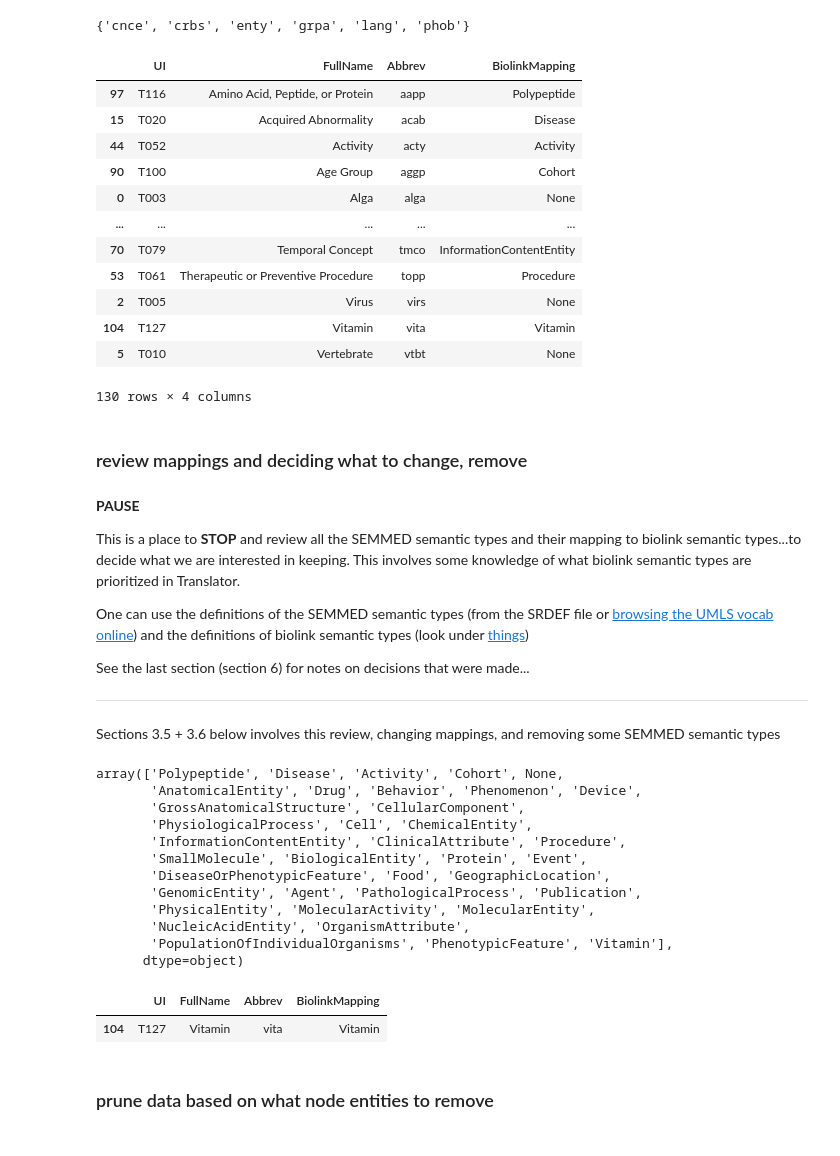
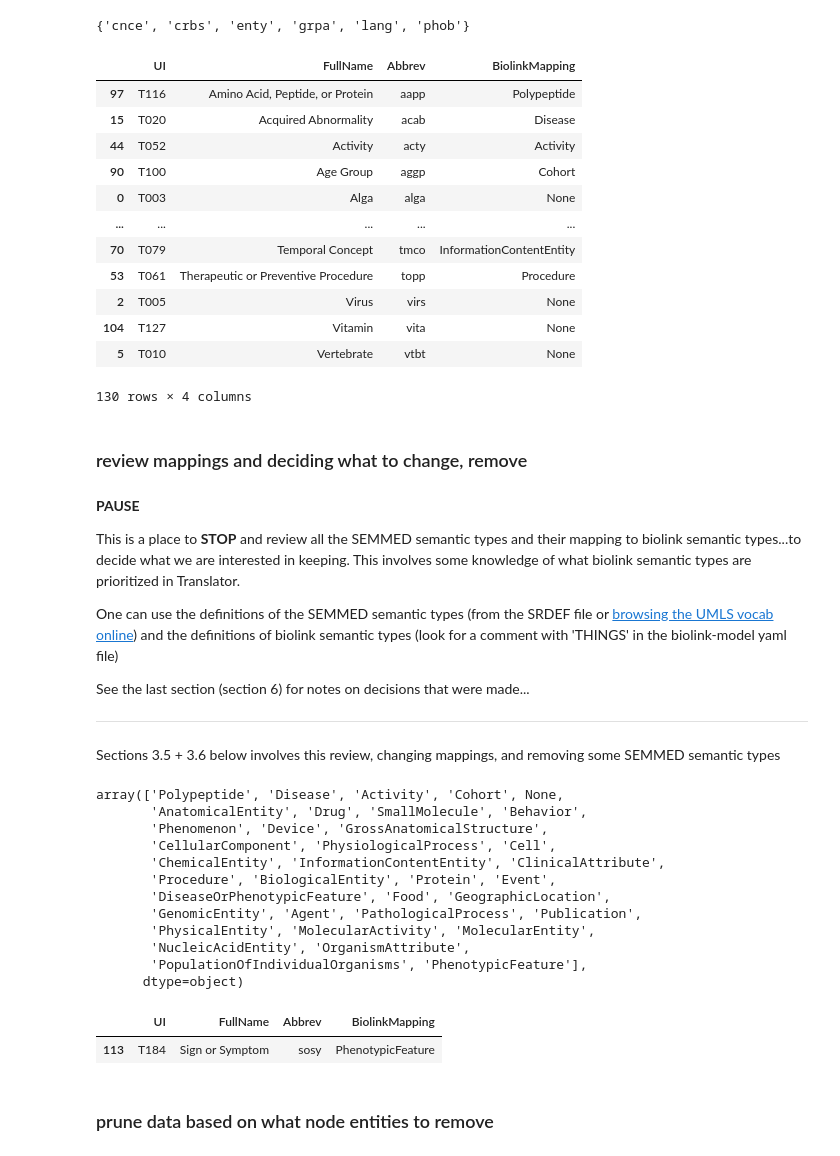
Before and after one commit to NCATS-Tangerine/translator-api-registry, a Jupyter notebook: semmeddb/AutoGen_SEMMEDDB.ipynb, the cells around one changed output. Drawn from its saved outputs; the diff is of its cells as text; code cells hidden in the pictures.

Commit message:
semmeddb: update predicates for biolink model 2.4.8
also removing json since changes to BTE means we don't need a json for testing

```diff
--- a/semmeddb/AutoGen_SEMMEDDB.ipynb
+++ b/semmeddb/AutoGen_SEMMEDDB.ipynb
@@ -371,5 +370,5 @@ SEMMED_entity_types[0:10]
 # %% [markdown]
 ### Get the biolink-mappings
 # %%
-## using biolink 2.2.13
-bmt_tool = Toolkit('https://raw.githubusercontent.com/biolink/biolink-model/2.2.13/biolink-model.yaml')
+## using biolink 2.4.8
+bmt_tool = Toolkit('https://raw.githubusercontent.com/biolink/biolink-model/v2.4.8/biolink-model.yaml')
@@ -419,7 +423,7 @@ SEMMED_entity_types
 | 70 | T079 | Temporal Concept | tmco | InformationContentEntity |
 | 53 | T061 | Therapeutic or Preventive Procedure | topp | Procedure |
 | 2 | T005 | Virus | virs | None |
-| 104 | T127 | Vitamin | vita | Vitamin |
+| 104 | T127 | Vitamin | vita | None |
 | 5 | T010 | Vertebrate | vtbt | None |
 130 rows × 4 columns
 # %% [markdown]
@@ -429,7 +433,7 @@ SEMMED_entity_types
 
 This is a place to **STOP** and review all the SEMMED semantic types and their mapping to biolink semantic types...to decide what we are interested in keeping. This involves some knowledge of what biolink semantic types are prioritized in Translator.
 
-One can use the definitions of the SEMMED semantic types (from the SRDEF file or [browsing the UMLS vocab online](https://uts.nlm.nih.gov/uts/umls/semantic-network/root)) and the definitions of biolink semantic types (look under [things](https://github.com/biolink/biolink-model/blob/b831767e02f25c7869f760e80567ae05ceefe06c/biolink-model.yaml#L6653))
+One can use the definitions of the SEMMED semantic types (from the SRDEF file or [browsing the UMLS vocab online](https://uts.nlm.nih.gov/uts/umls/semantic-network/root)) and the definitions of biolink semantic types (look for a comment with 'THINGS' in the biolink-model yaml file)
 
 See the last section (section 6) for notes on decisions that were made...
 
@@ -441,23 +445,23 @@ Sections 3.5 + 3.6 below involves this review, changing mappings, and removing s
 SEMMED_entity_types['BiolinkMapping'].unique()
 # %% [output]
 array(['Polypeptide', 'Disease', 'Activity', 'Cohort', None,
-       'AnatomicalEntity', 'Drug', 'Behavior', 'Phenomenon', 'Device',
-       'GrossAnatomicalStructure', 'CellularComponent',
-       'PhysiologicalProcess', 'Cell', 'ChemicalEntity',
-       'InformationContentEntity', 'ClinicalAttribute', 'Procedure',
-       'SmallMolecule', 'BiologicalEntity', 'Protein', 'Event',
+       'AnatomicalEntity', 'Drug', 'SmallMolecule', 'Behavior',
+       'Phenomenon', 'Device', 'GrossAnatomicalStructure',
+       'CellularComponent', 'PhysiologicalProcess', 'Cell',
+       'ChemicalEntity', 'InformationContentEntity', 'ClinicalAttribute',
+       'Procedure', 'BiologicalEntity', 'Protein', 'Event',
        'DiseaseOrPhenotypicFeature', 'Food', 'GeographicLocation',
        'GenomicEntity', 'Agent', 'PathologicalProcess', 'Publication',
        'PhysicalEntity', 'MolecularActivity', 'MolecularEntity',
        'NucleicAcidEntity', 'OrganismAttribute',
-       'PopulationOfIndividualOrganisms', 'PhenotypicFeature', 'Vitamin'],
+       'PopulationOfIndividualOrganisms', 'PhenotypicFeature'],
       dtype=object)
 # %%
-SEMMED_entity_types[SEMMED_entity_types['BiolinkMapping'] == 'Vitamin']
+SEMMED_entity_types[SEMMED_entity_types['BiolinkMapping'] == 'PhenotypicFeature']
 # SEMMED_entity_types[SEMMED_entity_types['BiolinkMapping'].isna()]
 # %% [output]
 |  | UI | FullName | Abbrev | BiolinkMapping |
-| 104 | T127 | Vitamin | vita | Vitamin |
+| 113 | T184 | Sign or Symptom | sosy | PhenotypicFeature |
 # %%
 ## re-mapping based on putting IDs into normalization service / our operation system...
 ##   we have UMLS for Disease (mydisease, mychem), SmallMolecule (idisk)
```
Also changed, not shown: parts of 19 cells of this notebook, 4 other files.
